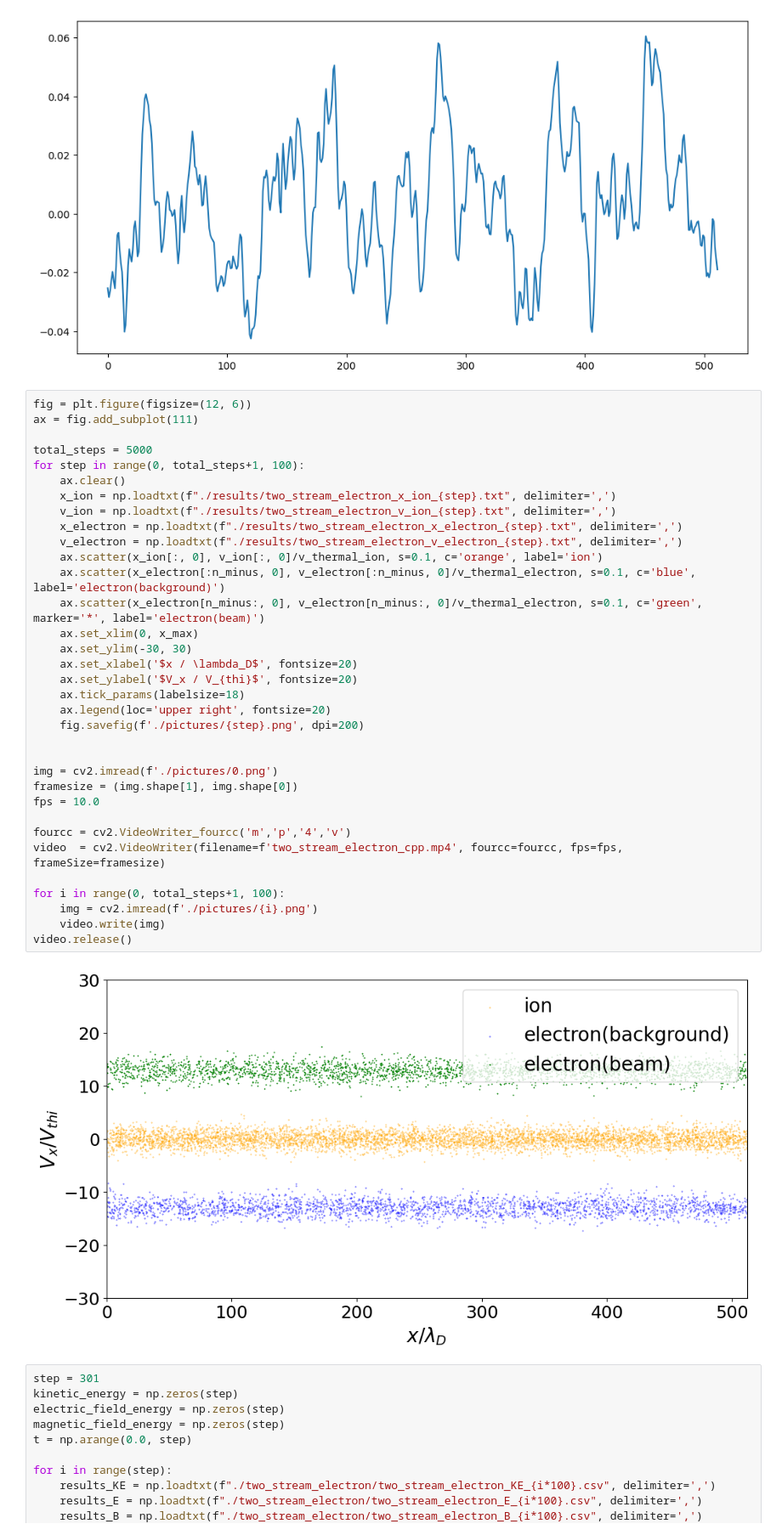
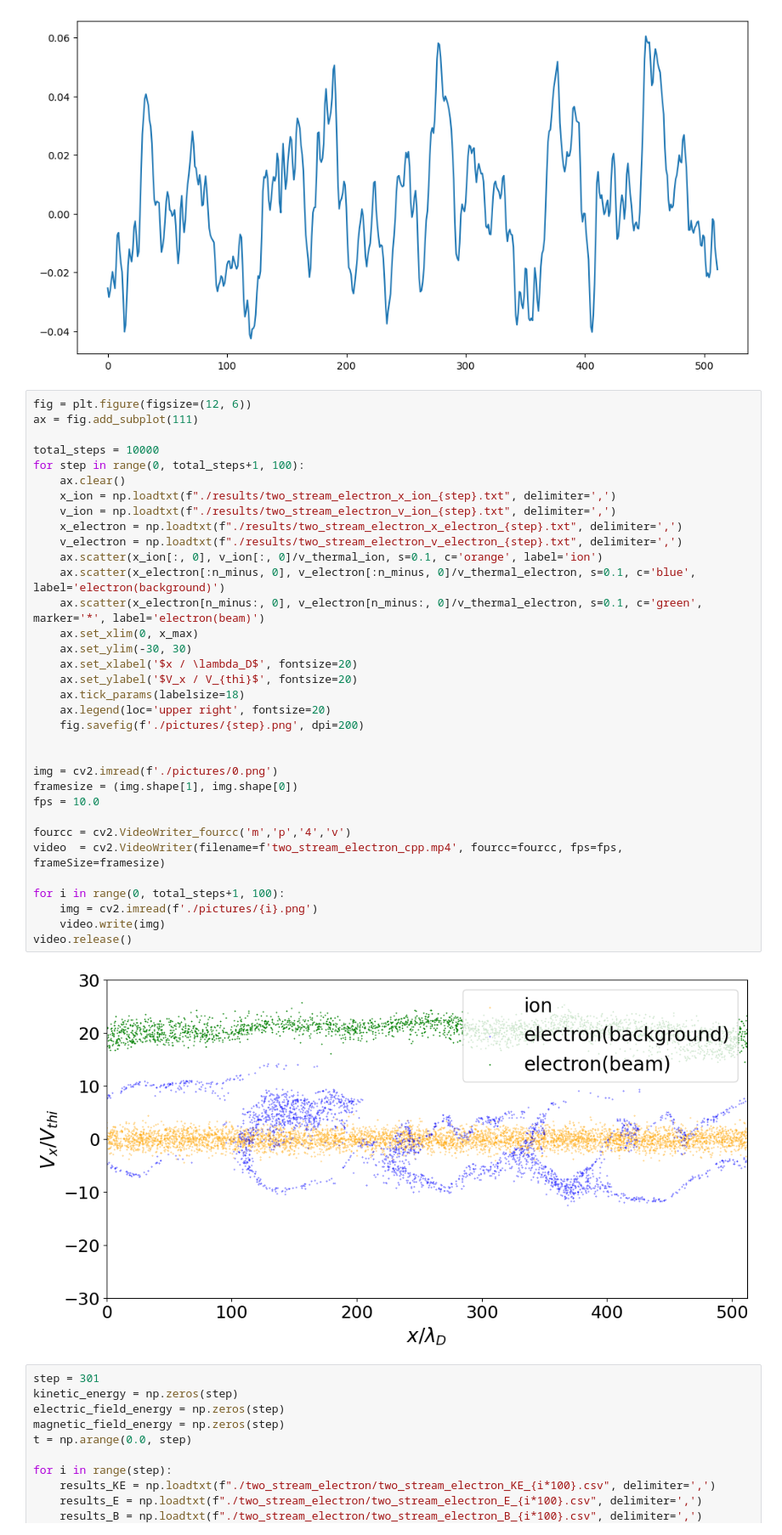
Before and after one commit to keita-akutagawa/pic_cpp_oop, a Jupyter notebook: examples_1D/two_stream_electron/PIC1D_two_stream_electron.ipynb, the cells around one changed output. Shown: that part at 85% size. Cells and saved outputs as stored; diff of their text form.

```diff
--- a/examples_1D/two_stream_electron/PIC1D_two_stream_electron.ipynb
+++ b/examples_1D/two_stream_electron/PIC1D_two_stream_electron.ipynb
@@ -103,38 +103,38 @@ ax.plot(E[0, :])
 fig = plt.figure(figsize=(12, 6))
 ax = fig.add_subplot(111)
 
-total_steps = 5000
+total_steps = 10000
 for step in range(0, total_steps+1, 100):
     ax.clear()
     x_ion = np.loadtxt(f"./results/two_stream_electron_x_ion_{step}.txt", delimiter=',')
     v_ion = np.loadtxt(f"./results/two_stream_electron_v_ion_{step}.txt", delimiter=',')
     x_electron = np.loadtxt(f"./results/two_stream_electron_x_electron_{step}.txt", delimiter=',')
     v_electron = np.loadtxt(f"./results/two_stream_electron_v_electron_{step}.txt", delimiter=',')
     ax.scatter(x_ion[:, 0], v_ion[:, 0]/v_thermal_ion, s=0.1, c='orange', label='ion')
     ax.scatter(x_electron[:n_minus, 0], v_electron[:n_minus, 0]/v_thermal_electron, s=0.1, c='blue', label='electron(background)')
     ax.scatter(x_electron[n_minus:, 0], v_electron[n_minus:, 0]/v_thermal_electron, s=0.1, c='green', marker='*', label='electron(beam)')
     ax.set_xlim(0, x_max)
     ax.set_ylim(-30, 30)
     ax.set_xlabel('$x / \lambda_D$', fontsize=20)
     ax.set_ylabel('$V_x / V_{thi}$', fontsize=20)
     ax.tick_params(labelsize=18)
     ax.legend(loc='upper right', fontsize=20)
     fig.savefig(f'./pictures/{step}.png', dpi=200)
 
 
 img = cv2.imread(f'./pictures/0.png')
 framesize = (img.shape[1], img.shape[0])
 fps = 10.0
 
 fourcc = cv2.VideoWriter_fourcc('m','p','4','v')
 video  = cv2.VideoWriter(filename=f'two_stream_electron_cpp.mp4', fourcc=fourcc, fps=fps, frameSize=framesize)
 
 for i in range(0, total_steps+1, 100):
     img = cv2.imread(f'./pictures/{i}.png')
     video.write(img)
 video.release()
 # %% [output]
-[figure, old version]
+[figure, new version]
 # %%
 step = 301
 kinetic_energy = np.zeros(step)
```
Also changed, not shown: parts of 1 cell of this notebook.
